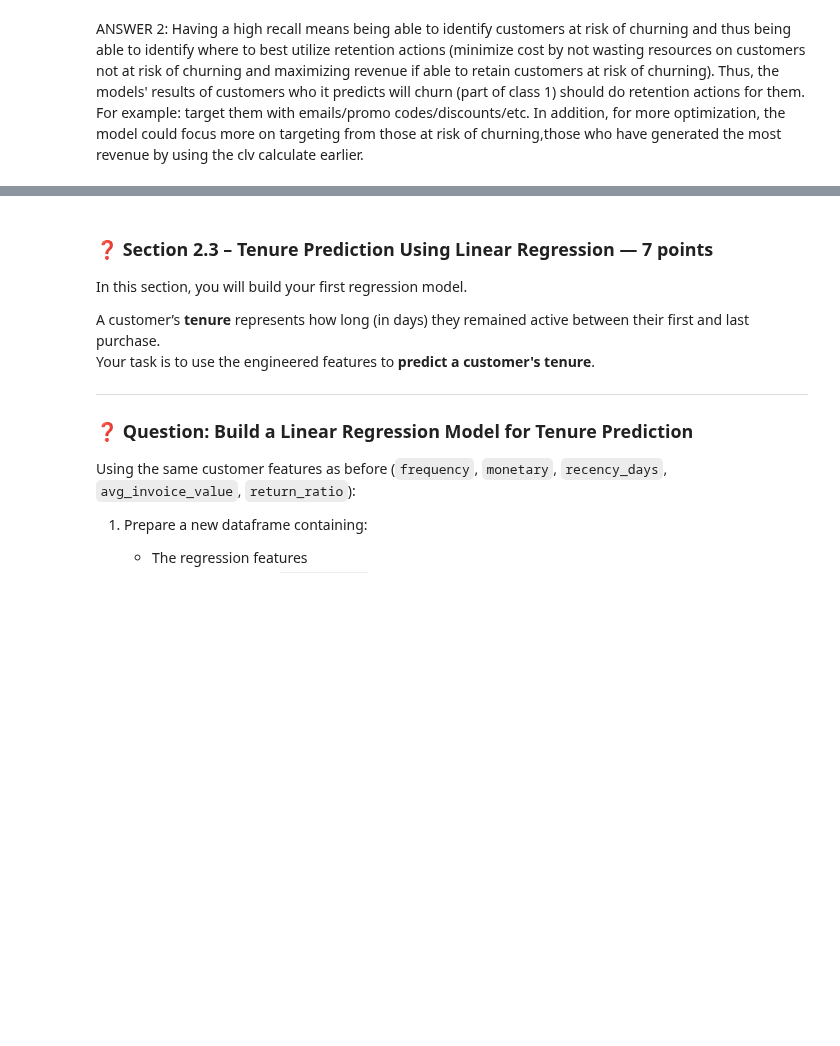
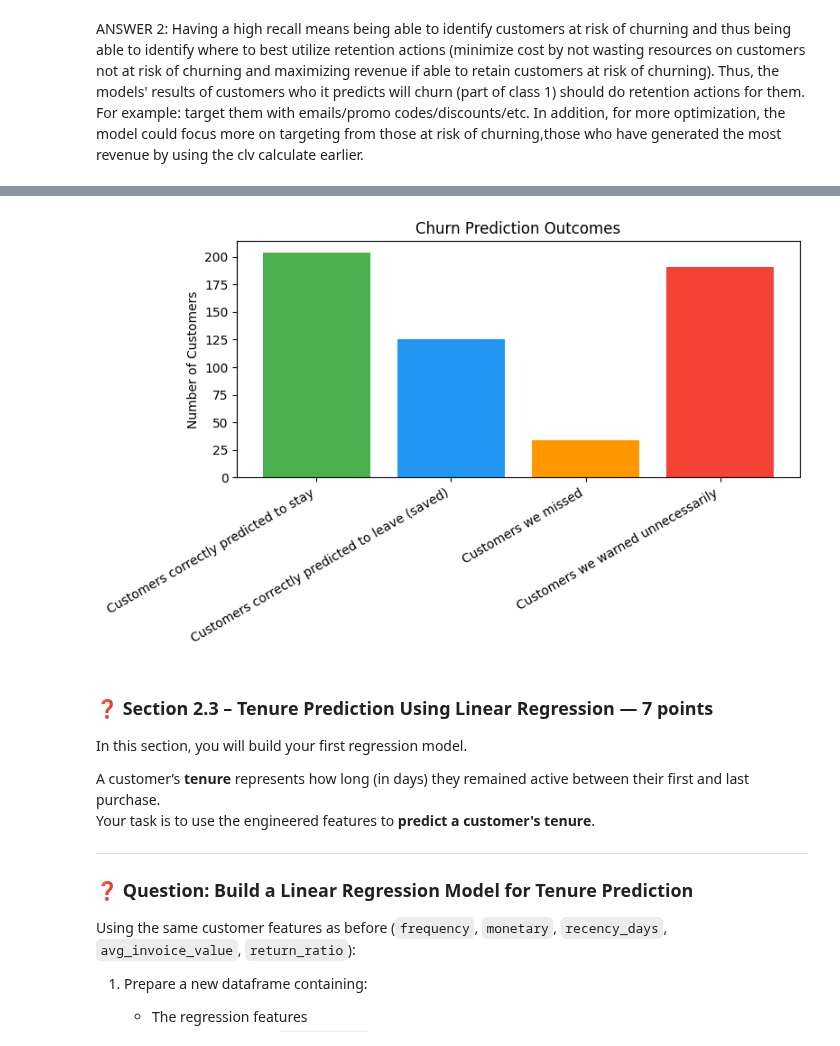
Before and after one commit to JanaAliCS/machine_leanring, a Jupyter notebook: Assignment_4.ipynb, the cells around one changed output, grey strips where cells are left out. Drawn from its saved outputs; the diff is of its cells as text; code cells hidden in the pictures; blank space fills up the shorter version.

```diff
--- a/Assignment_4.ipynb
+++ b/Assignment_4.ipynb
@@ -722,3 +726,34 @@ ANSWER 2: Having a high recall means being able to identify customers at risk of
+# %%
+#graphs for answer 3
+import matplotlib.pyplot as plt
+from sklearn.metrics import confusion_matrix
+
+# Get predictions from the balanced Logistic Regression model
+y_pred = log_reg_balanced.predict(X_test_scaled)
+
+# Compute confusion matrix
+cm = confusion_matrix(y_test, y_pred)
+tn, fp, fn, tp = cm.ravel()
+
+# Prepare data for bar chart
+labels = ["Customers correctly predicted to stay",
+          "Customers correctly predicted to leave (saved)",
+          "Customers we missed", #(false negatives)
+          "Customers we warned unnecessarily"] #(false positives)
+
+values = [tn, tp, fn, fp]
+
+# Plot
+plt.figure(figsize=(8,5))
+colors = ["#4CAF50", "#2196F3", "#FF9800", "#F44336"]  # green, blue, orange, red
+plt.bar(labels, values, color=colors)
+plt.ylabel("Number of Customers")
+plt.title("Churn Prediction Outcomes")
+plt.xticks(rotation=30, ha="right")
+plt.tight_layout()
+plt.show()
+# %% [output]
+[figure, added]
 # %% [markdown]
 ### ❓ Section 2.3 – Tenure Prediction Using Linear Regression — 7 points
 
```
Also changed, not shown: parts of 1 cell of this notebook.
